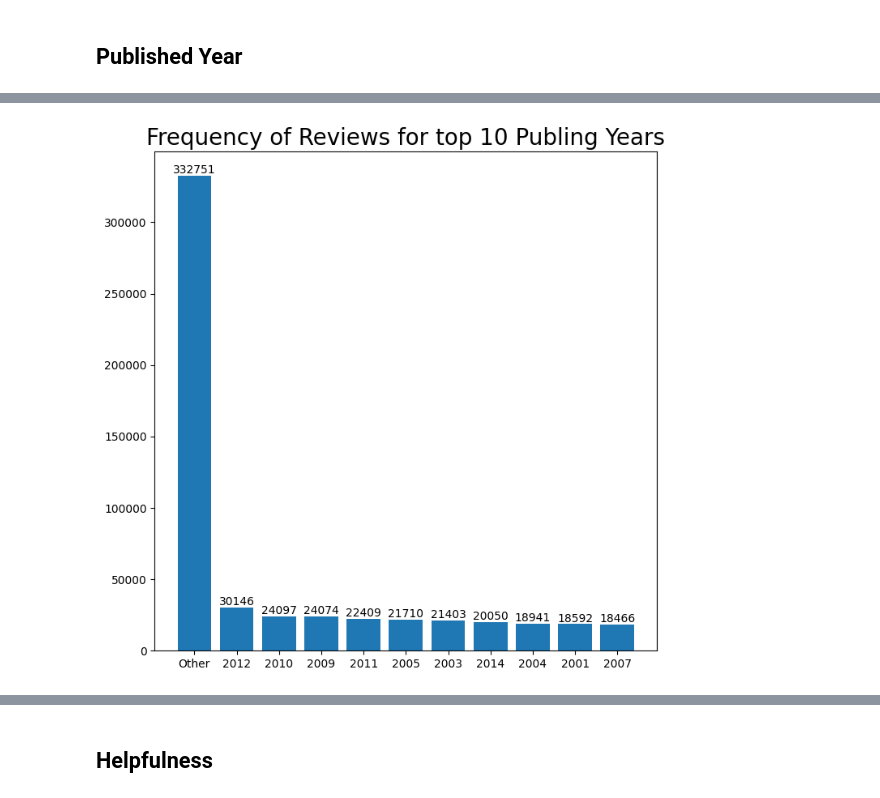
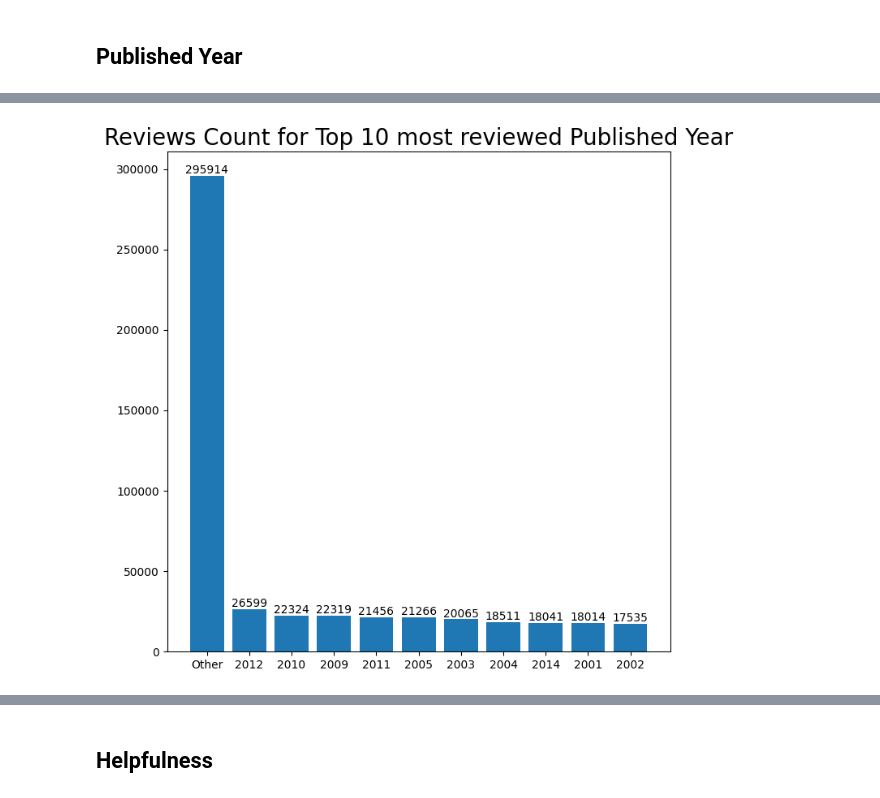
Before and after one commit to arnaldochm/final_project_nlp, a Jupyter notebook: notebooks/notebook_EDA.ipynb, the cells around one changed output, grey strips where cells are left out. Cells and saved outputs as stored; diff of their text form; code cells hidden in the pictures.

```diff
--- a/notebooks/notebook_EDA.ipynb
+++ b/notebooks/notebook_EDA.ipynb
@@ -163,6 +161,10 @@ def custom_string_to_list(s):
     else:
         return s
 # %%
-df_all_data['authors'] = df_all_data['authors'].apply(custom_string_to_list)
-df_all_data['categories'] = df_all_data['categories'].apply(custom_string_to_list)
+df_all_data_processed['authors'] = df_all_data_processed['authors'].apply(custom_string_to_list)
+df_all_data_processed['categories'] = df_all_data_processed['categories'].apply(custom_string_to_list)
+# %%
+ordered_columns = ['authors', 'categories', 'publisher', 'published_year', 'review_year', 'helpfulness', 'text_clean','compound_sentiment', 'review']
+# %%
+df_all_data_processed = df_all_data_processed[ordered_columns]
 # %%
@@ -509,5 +438,5 @@ Name: count, Length: 284, dtype: int64
 # %%
-pub_year_counts = pub_year.value_counts(ascending=False)
+pub_year_counts = df_all_data_processed['published_year'].value_counts(ascending=False)
 top_10_pub_year_counts = pub_year_counts[:10].sort_values(ascending=False)
 top_10_pub_year_counts
 # %% [output]
@@ -549,11 +478,11 @@ dtype: int64
 # %%
 fig, ax = plt.subplots(figsize=(8, 8))
 bars = ax.bar(top_pub_year_with_other.keys().map(str), top_pub_year_with_other)
 ax.bar_label(bars)
-plt.title('Frequency of Reviews for top 10 Publing Years', fontsize = 20)
+plt.title('Reviews Count for Top 10 most reviewed Published Year', fontsize = 20)
 plt.show()
 # %% [output]
-[figure, old version]
+[figure, new version]
 # %%
 #Show a barplot by Percentages
 pub_year_percetage = top_pub_year_with_other/pub_year_counts.sum()*100
```
Also changed, not shown: parts of 81 cells of this notebook, 3 other files.
